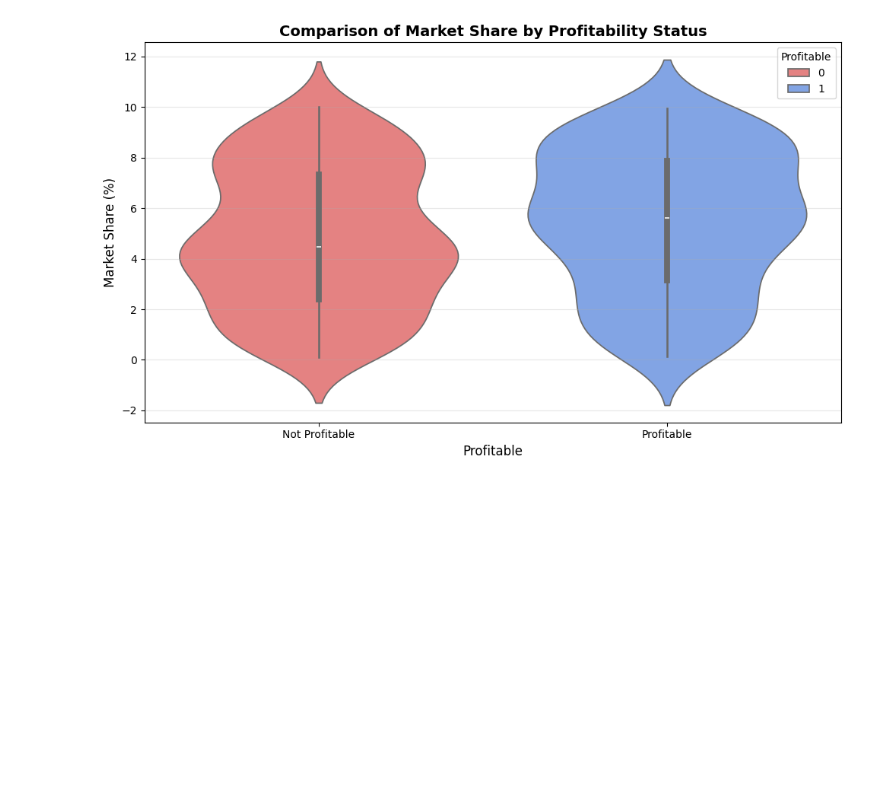
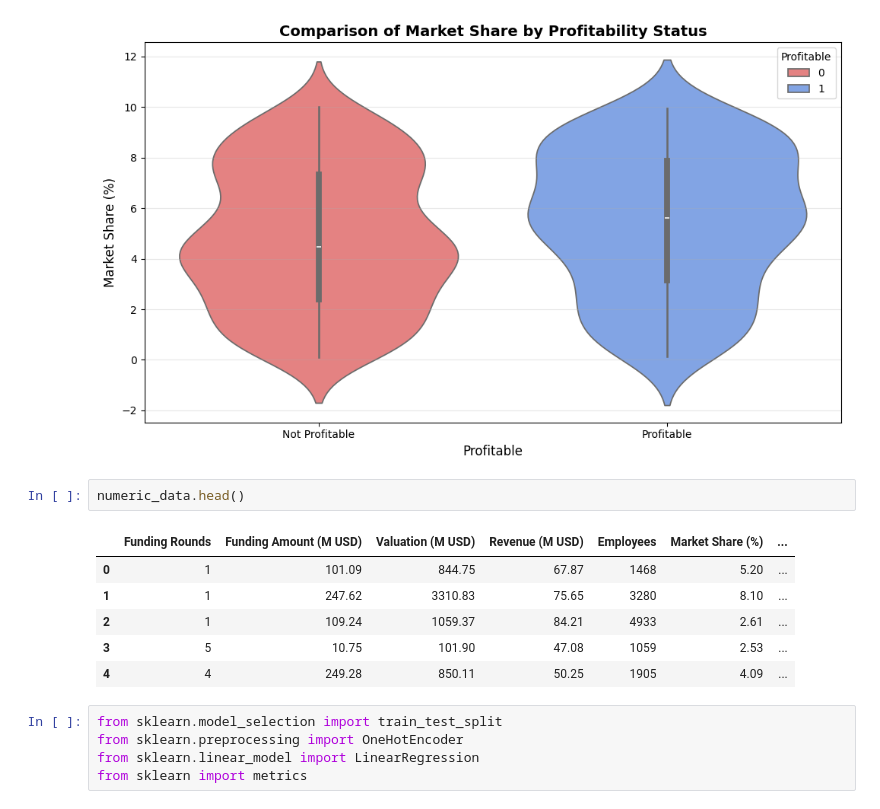
Before and after one commit to coDickerson/JCPproject, a Jupyter notebook: main.ipynb, the cells around one changed output. Cells and saved outputs as stored; diff of their text form; blank space fills up the shorter version.

Commit message:
ohs and model training

```diff
--- a/main.ipynb
+++ b/main.ipynb
@@ -82,3 +82,17 @@ plt.tight_layout()
 plt.show()
 # %% [output]
 [figure]
+# %%
+numeric_data.head()
+# %% [output]
+|  | Funding Rounds | Funding Amount (M USD) | Valuation (M USD) | Revenue (M USD) | Employees | Market Share (%) | ... |
+| 0 | 1 | 101.09 | 844.75 | 67.87 | 1468 | 5.20 | ... |
+| 1 | 1 | 247.62 | 3310.83 | 75.65 | 3280 | 8.10 | ... |
+| 2 | 1 | 109.24 | 1059.37 | 84.21 | 4933 | 2.61 | ... |
+| 3 | 5 | 10.75 | 101.90 | 47.08 | 1059 | 2.53 | ... |
+| 4 | 4 | 249.28 | 850.11 | 50.25 | 1905 | 4.09 | ... |
+# %%
+from sklearn.model_selection import train_test_split
+from sklearn.preprocessing import OneHotEncoder
+from sklearn.linear_model import LinearRegression
+from sklearn import metrics
```
Also changed, not shown: parts of 9 cells of this notebook.
